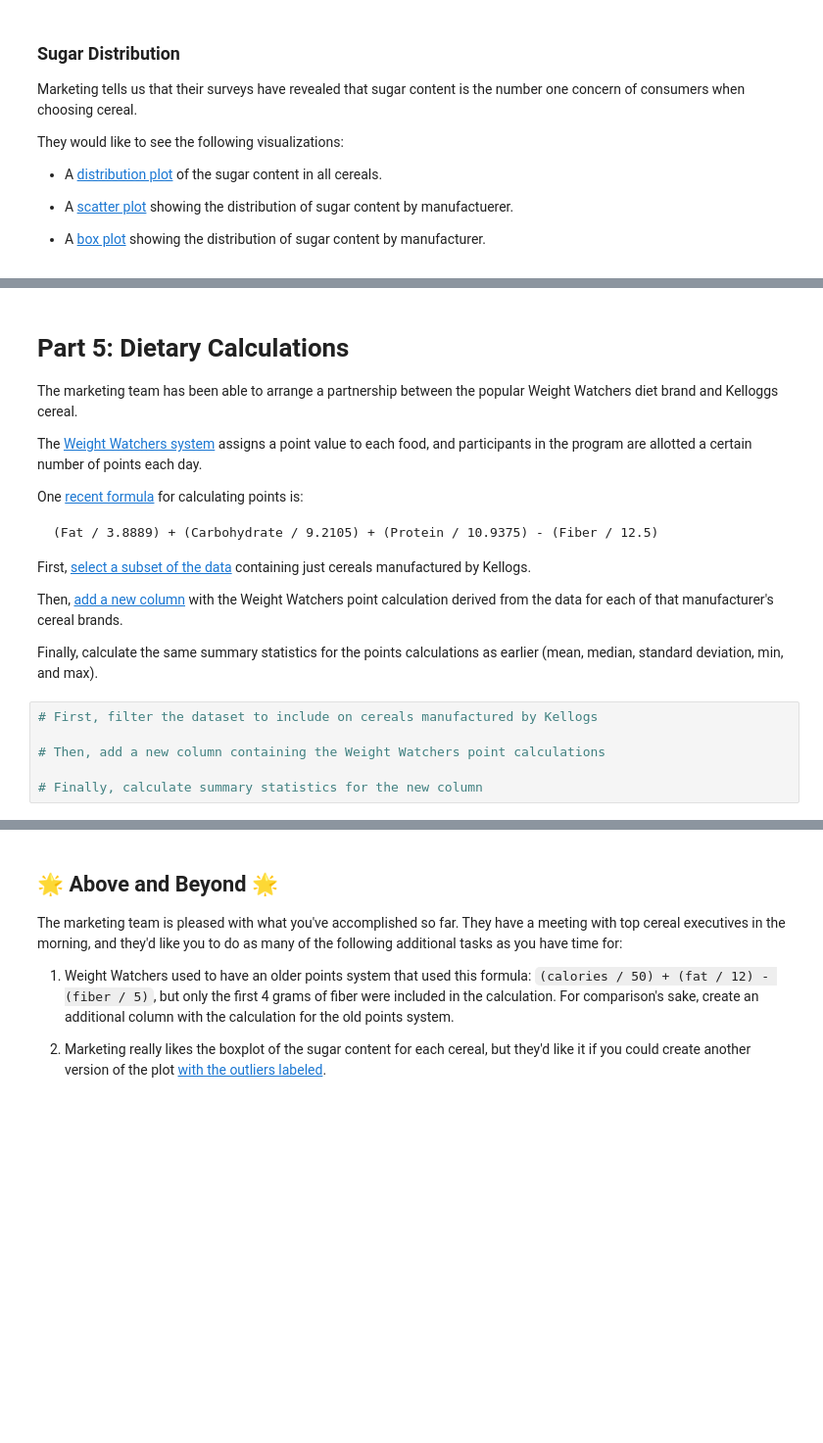
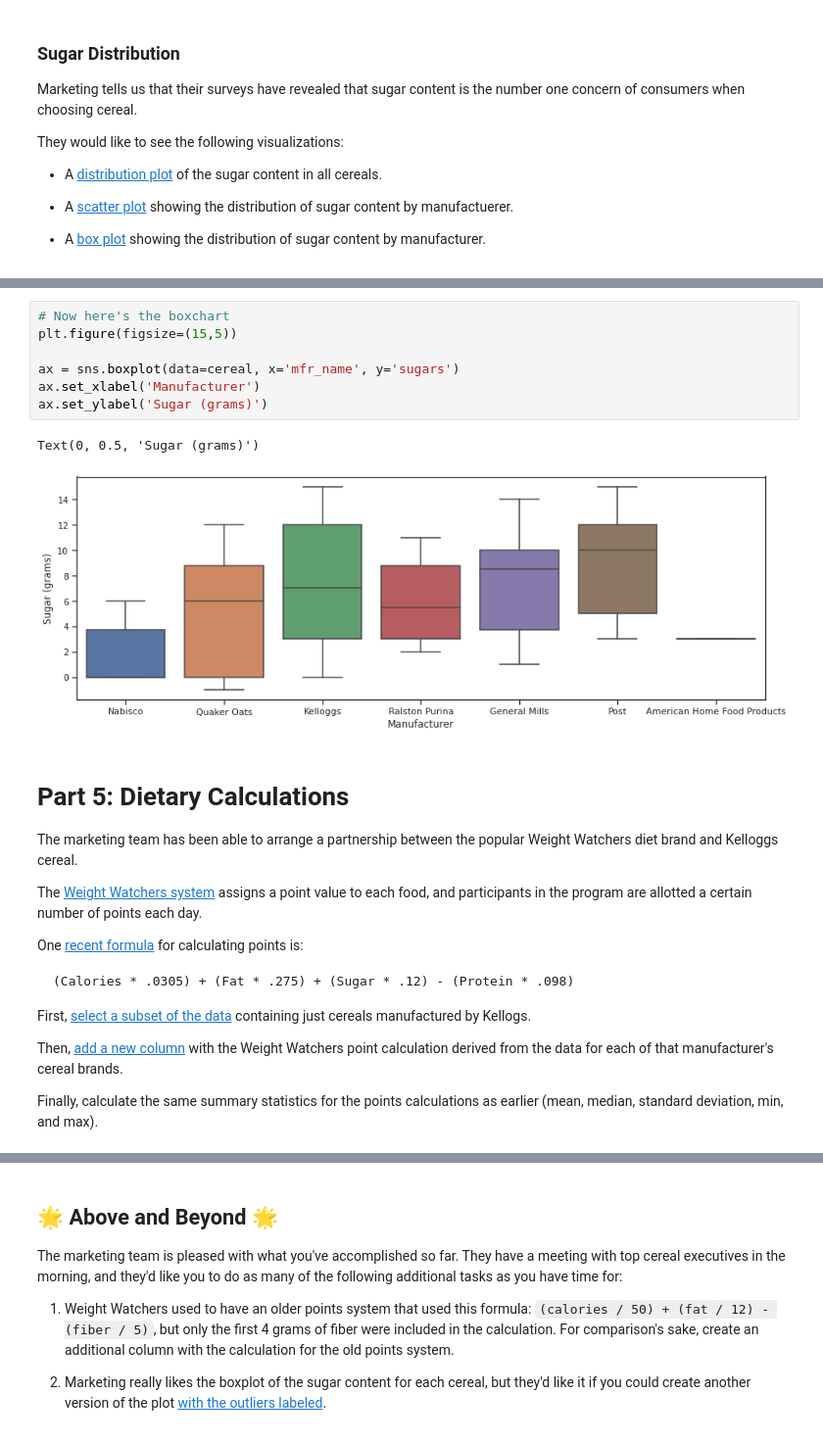
Before and after one commit to byui-cse/cse450-course, a Jupyter notebook: notebooks/Exploration_02_Solved.ipynb, the cells around one changed output, grey strips where cells are left out. Shown: that part at 98% size. Cells and saved outputs as stored; diff of their text form; blank space fills up the shorter version.

```diff
--- a/notebooks/Exploration_02_Solved.ipynb
+++ b/notebooks/Exploration_02_Solved.ipynb
@@ -95,3 +235,13 @@ They would like to see the following visualizations:
+# %%
+# Now here's the boxchart
+plt.figure(figsize=(15,5))
+
+ax = sns.boxplot(data=cereal, x='mfr_name', y='sugars')
+ax.set_xlabel('Manufacturer')
+ax.set_ylabel('Sugar (grams)')
+# %% [output]
+Text(0, 0.5, 'Sugar (grams)')
+[figure, added]
 # %% [markdown]
 # Part 5: Dietary Calculations
 
@@ -99,18 +249,12 @@ The marketing team has been able to arrange a partnership between the popular We
 
 The [Weight Watchers system](https://www.weightwatchers.com/us/how-it-works/smartpoints) assigns a point value to each food, and participants in the program are allotted a certain number of points each day.
 
-One [recent formula](http://www.exercise4weightloss.com/points-plus-calculation.html) for calculating points is:
+One [recent formula](http://www.exercise4weightloss.com/smart-points-calculator.html) for calculating points is:
 
-    (Fat / 3.8889) + (Carbohydrate / 9.2105) + (Protein / 10.9375) - (Fiber / 12.5)
+    (Calories * .0305) + (Fat * .275) + (Sugar * .12) - (Protein * .098)
 
 First, [select a subset of the data](https://pandas.pydata.org/docs/getting_started/intro_tutorials/03_subset_data.html#how-do-i-filter-specific-rows-from-a-dataframe) containing just cereals manufactured by Kellogs.
 
 Then, [add a new column](https://pandas.pydata.org/docs/getting_started/intro_tutorials/05_add_columns.html) with the Weight Watchers point calculation derived from the data for each of that manufacturer's cereal brands.
 
 Finally, calculate the same summary statistics for the points calculations as earlier (mean, median, standard deviation, min, and max).
-# %%
-# First, filter the dataset to include on cereals manufactured by Kellogs
-
-# Then, add a new column containing the Weight Watchers point calculations
-
-# Finally, calculate summary statistics for the new column
```
Also changed, not shown: parts of 11 cells of this notebook.
